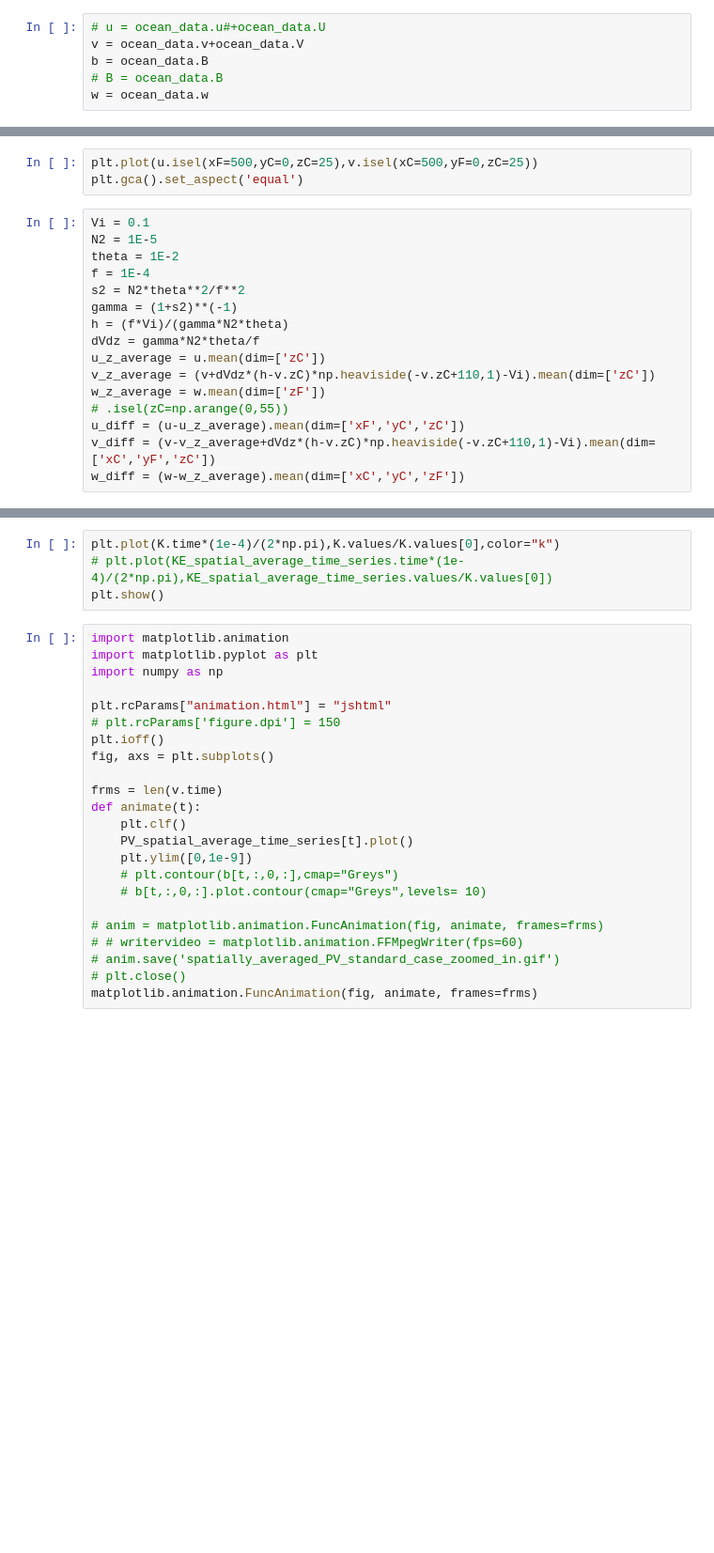
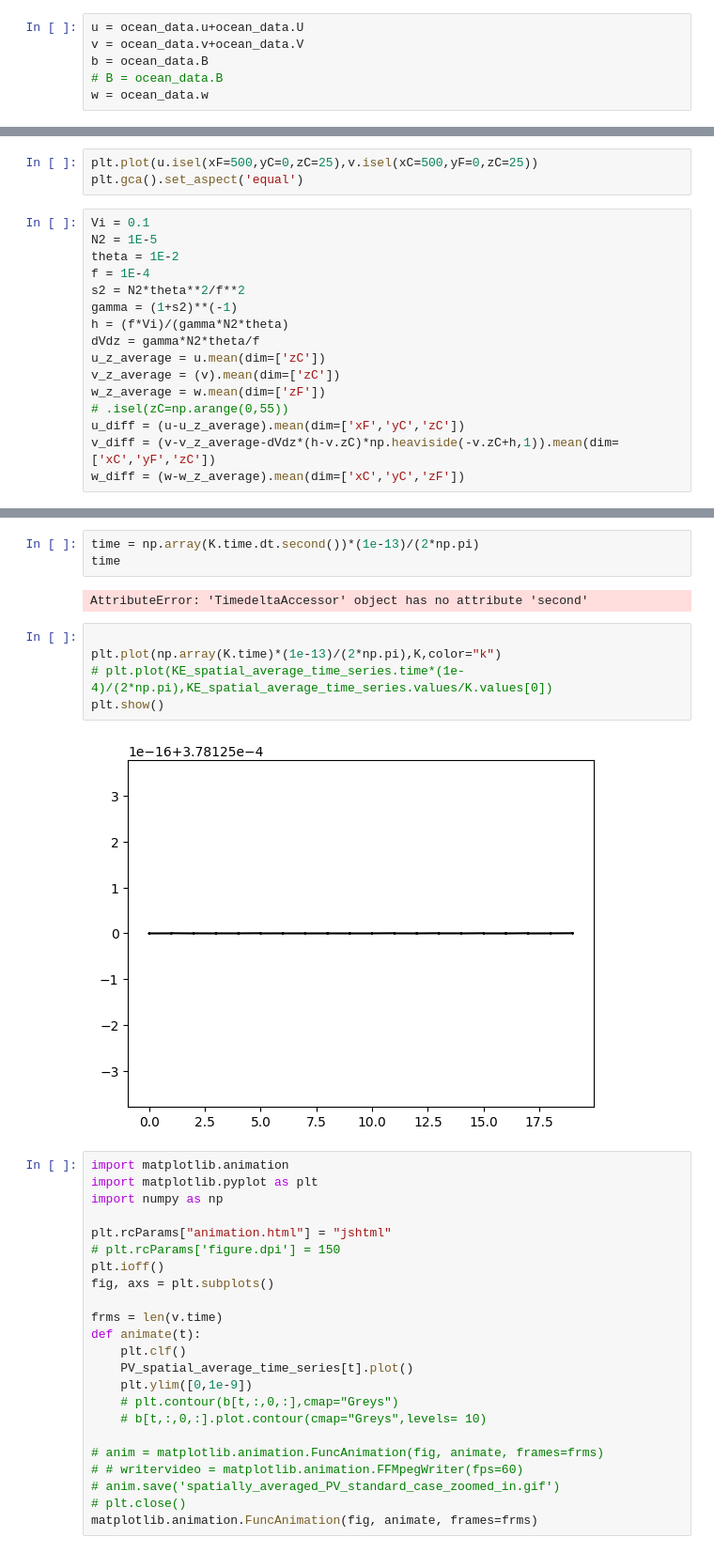
Before and after one commit to loganpknudsen/BottomBoundaryLayer, a Jupyter notebook: Result_Calculations/v_velocity_visualization_standard.ipynb, the cells around one changed output, grey strips where cells are left out. Shown at 94% size. Cells and saved outputs as stored; diff of their text form; blank space fills up the shorter version.

```diff
--- a/Result_Calculations/v_velocity_visualization_standard.ipynb
+++ b/Result_Calculations/v_velocity_visualization_standard.ipynb
@@ -8,7 +9,7 @@ ocean_data=xr.open_dataset("/Users/loganknudsen/Documents/UMD_Research_Local_Fil
 # %%
 ocean_data.u
 # %%
-# u = ocean_data.u#+ocean_data.U
+u = ocean_data.u+ocean_data.U
 v = ocean_data.v+ocean_data.V
 b = ocean_data.B
 # B = ocean_data.B
@@ -192,11 +220,11 @@ gamma = (1+s2)**(-1)
 h = (f*Vi)/(gamma*N2*theta)
 dVdz = gamma*N2*theta/f
 u_z_average = u.mean(dim=['zC'])
-v_z_average = (v+dVdz*(h-v.zC)*np.heaviside(-v.zC+110,1)-Vi).mean(dim=['zC'])
+v_z_average = (v).mean(dim=['zC'])
 w_z_average = w.mean(dim=['zF'])
 # .isel(zC=np.arange(0,55))
 u_diff = (u-u_z_average).mean(dim=['xF','yC','zC'])
-v_diff = (v-v_z_average+dVdz*(h-v.zC)*np.heaviside(-v.zC+110,1)-Vi).mean(dim=['xC','yF','zC'])
+v_diff = (v-v_z_average-dVdz*(h-v.zC)*np.heaviside(-v.zC+h,1)).mean(dim=['xC','yF','zC'])
 w_diff = (w-w_z_average).mean(dim=['xC','yC','zF'])
 # %%
 K = 1/2 *(u_diff**2+v_diff**2+w_diff**2)
@@ -203,7 +239,15 @@ K = 1/2 *(u_diff**2+v_diff**2+w_diff**2)
+# %%
+time = np.array(K.time.dt.second())*(1e-13)/(2*np.pi)
+time
+# %% [output]
+AttributeError: 'TimedeltaAccessor' object has no attribute 'second'
 # %%
-plt.plot(K.time*(1e-4)/(2*np.pi),K.values/K.values[0],color="k")
+
+plt.plot(np.array(K.time)*(1e-13)/(2*np.pi),K,color="k")
 # plt.plot(KE_spatial_average_time_series.time*(1e-4)/(2*np.pi),KE_spatial_average_time_series.values/K.values[0])
 plt.show()
+# %% [output]
+[figure, added]
 # %%
 import matplotlib.animation
 import matplotlib.pyplot as plt
```
Also changed, not shown: parts of 10 cells of this notebook, 3 other files.
